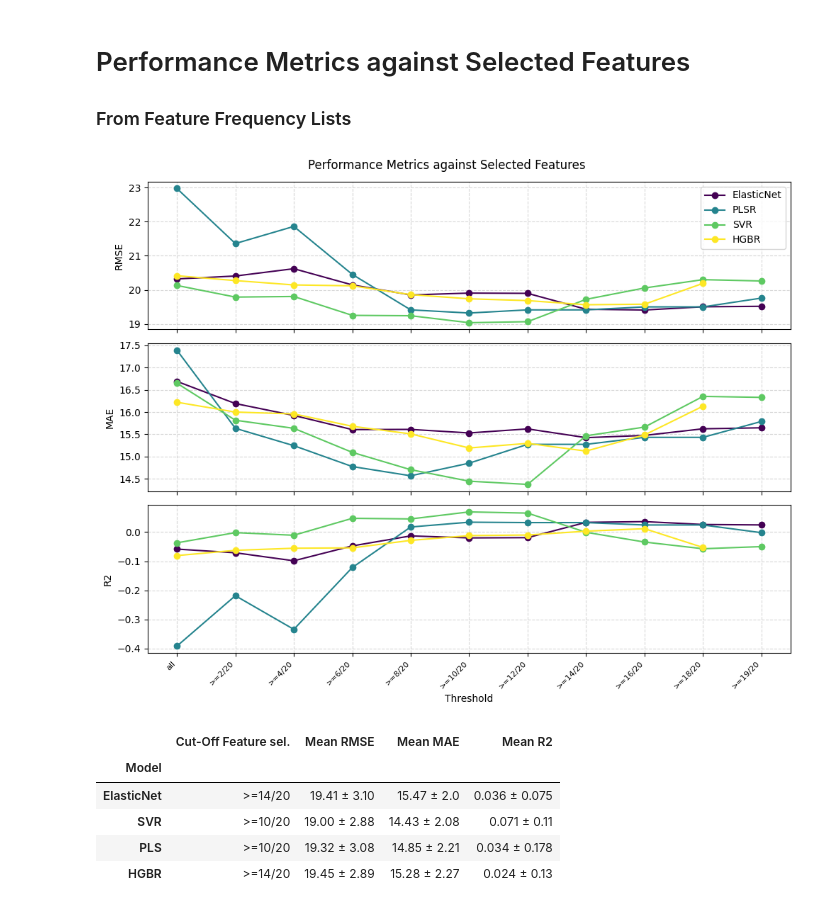
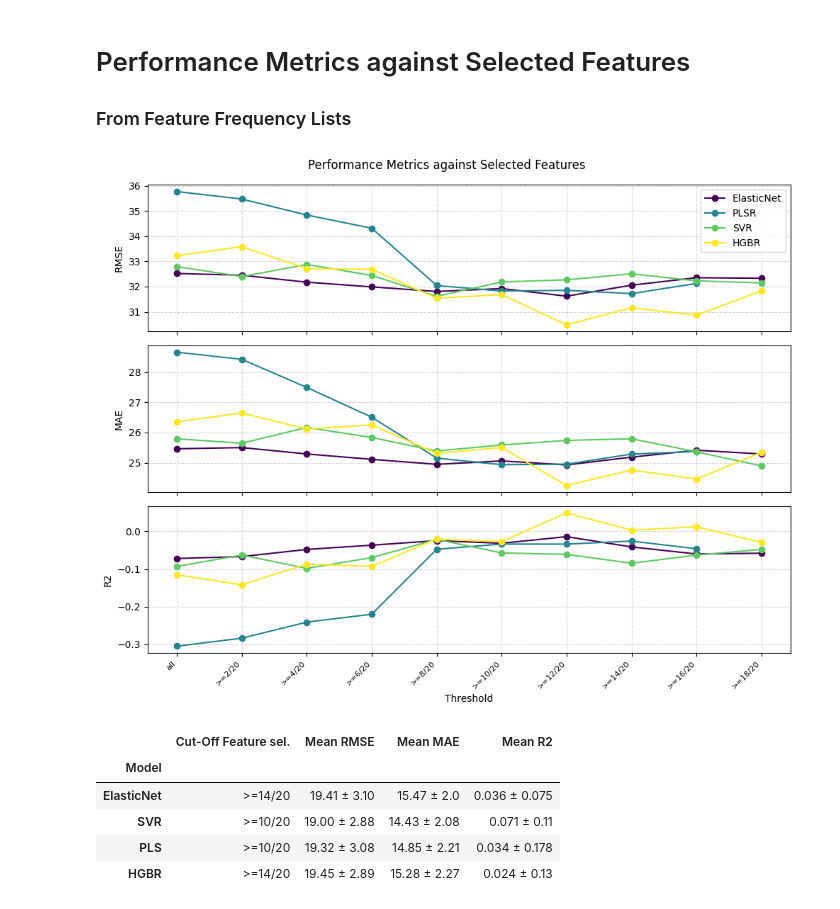
Before and after one commit to ma-farah/master-thesis, a Jupyter notebook: notebooks/10.2-comparing_models.ipynb, the cells around one changed output. Saved outputs shown, nothing was run; the diff lists cells and outputs as text; code cells hidden in the pictures.

```diff
--- a/notebooks/10.2-comparing_models.ipynb
+++ b/notebooks/10.2-comparing_models.ipynb
@@ -21,17 +21,17 @@ MODEL_DIR = os.path.abspath('../models/pain-reduction')
 # Performance Metrics against Selected Features
 ### From Feature Frequency Lists
 # %%
-en_sweep = joblib.load(os.path.join(MODEL_DIR, 'en_ul_sweep_df.pkl'))
+en_sweep = joblib.load(os.path.join(MODEL_DIR, 'en_sweep_df.pkl'))
 svr_sweep = joblib.load(os.path.join(MODEL_DIR, 'svr_sweep_df.pkl'))
 pls_sweep = joblib.load(os.path.join(MODEL_DIR, 'pls_sweep_df.pkl'))
 hgbr_sweep = joblib.load(os.path.join(MODEL_DIR, 'hgbr_sweep_df.pkl'))
 importlib.reload(model)
 model.plot_sweep({'ElasticNet': en_sweep,
         'PLSR':   pls_sweep,
         'SVR':        svr_sweep,
         'HGBR':       hgbr_sweep}, title='Performance Metrics against Selected Features')
 # %% [output]
-[figure, old version]
+[figure, new version]
 # %%
 import pandas as pd
 # Sumamry from Modeling-Notebooks
```
Also changed, not shown: parts of 1 cell of this notebook.
